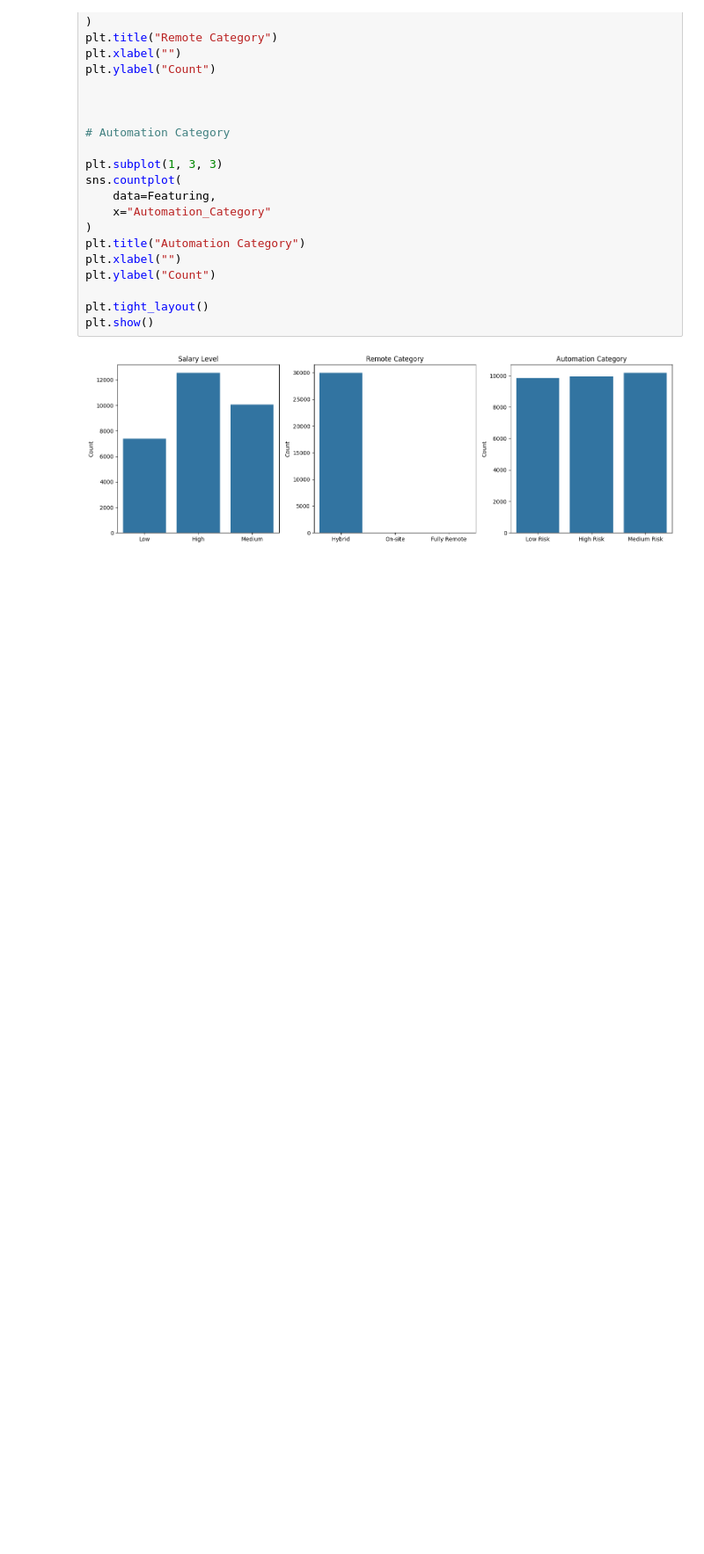
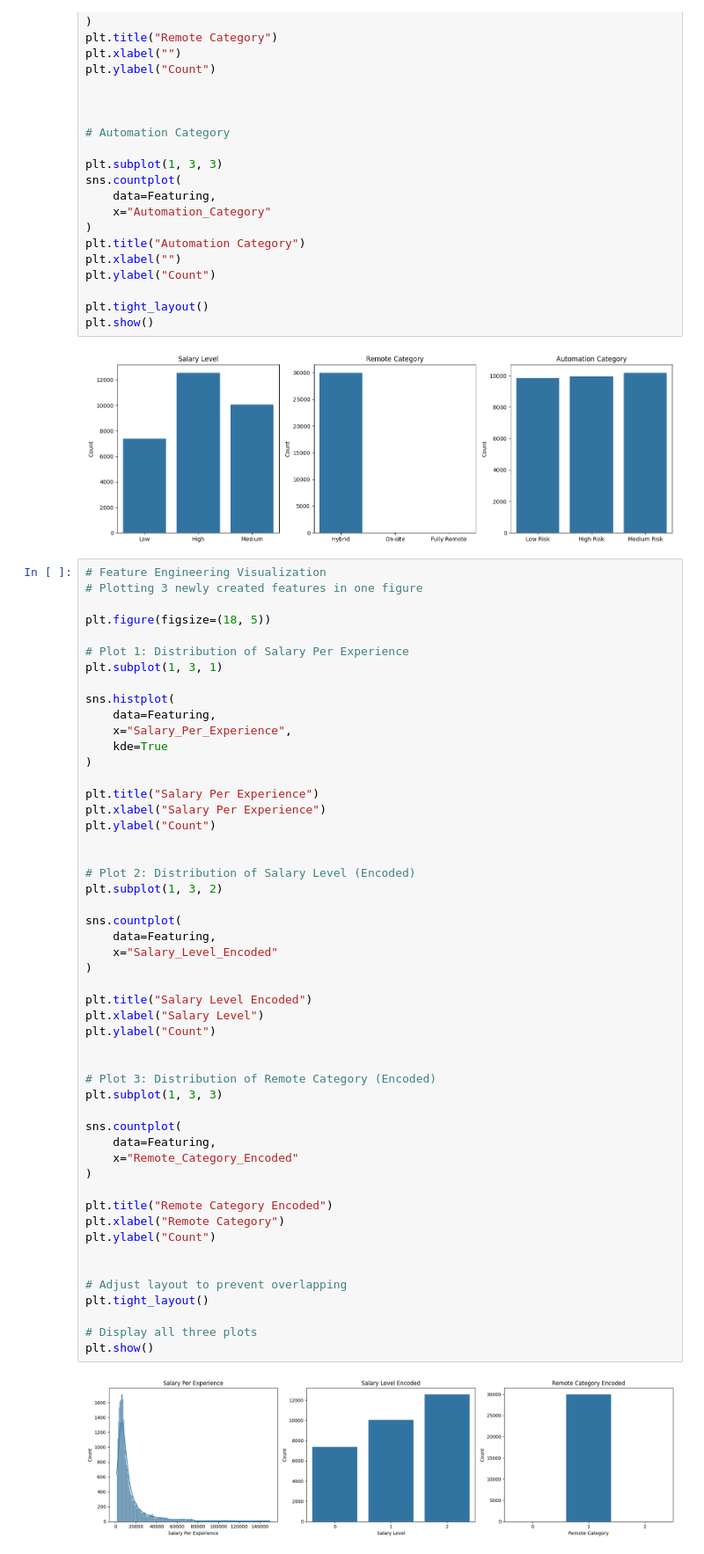
Before and after one commit to AJ0043/AI-Future-of-Jobs-Intelligence-Platform, a Jupyter notebook: AI_Adoption_&_Growth_Analysis.ipynb, the cells around one changed output. Shown at 88% size. Saved outputs shown, nothing was run; the diff lists cells and outputs as text; blank space fills up the shorter version.

```diff
--- a/AI_Adoption_&_Growth_Analysis.ipynb
+++ b/AI_Adoption_&_Growth_Analysis.ipynb
@@ -3853,3 +3853,56 @@ plt.tight_layout()
 plt.show()
 # %% [output]
 [figure]
+# %%
+# Feature Engineering Visualization
+# Plotting 3 newly created features in one figure
+
+plt.figure(figsize=(18, 5))
+
+# Plot 1: Distribution of Salary Per Experience
+plt.subplot(1, 3, 1)
+
+sns.histplot(
+    data=Featuring,
+    x="Salary_Per_Experience",
+    kde=True
+)
+
+plt.title("Salary Per Experience")
+plt.xlabel("Salary Per Experience")
+plt.ylabel("Count")
+
+
+# Plot 2: Distribution of Salary Level (Encoded)
+plt.subplot(1, 3, 2)
+
+sns.countplot(
+    data=Featuring,
+    x="Salary_Level_Encoded"
+)
+
+plt.title("Salary Level Encoded")
+plt.xlabel("Salary Level")
+plt.ylabel("Count")
+
+
+# Plot 3: Distribution of Remote Category (Encoded)
+plt.subplot(1, 3, 3)
+
+sns.countplot(
+    data=Featuring,
+    x="Remote_Category_Encoded"
+)
+
+plt.title("Remote Category Encoded")
+plt.xlabel("Remote Category")
+plt.ylabel("Count")
+
+
+# Adjust layout to prevent overlapping
+plt.tight_layout()
+
+# Display all three plots
+plt.show()
+# %% [output]
+[figure, added]
```
Also changed, not shown: parts of 2 cells of this notebook.
